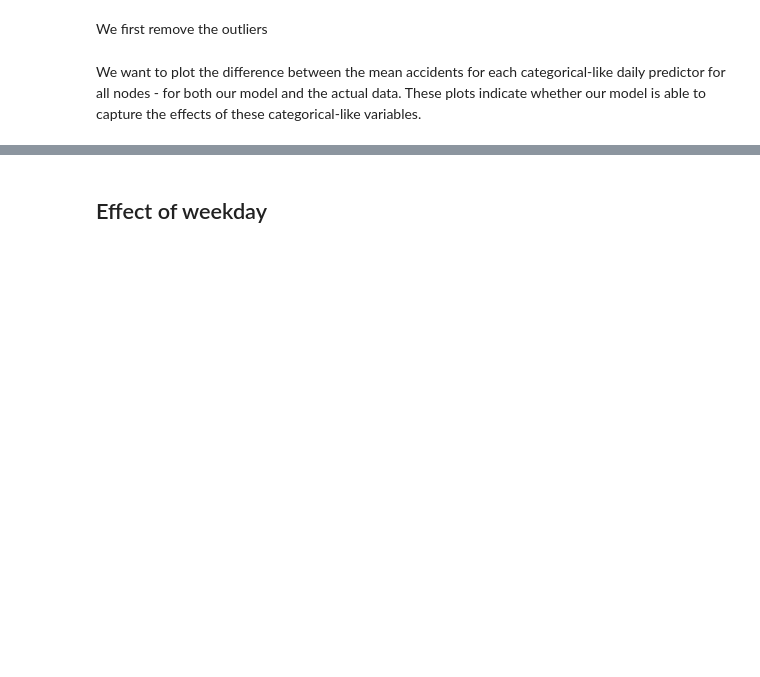
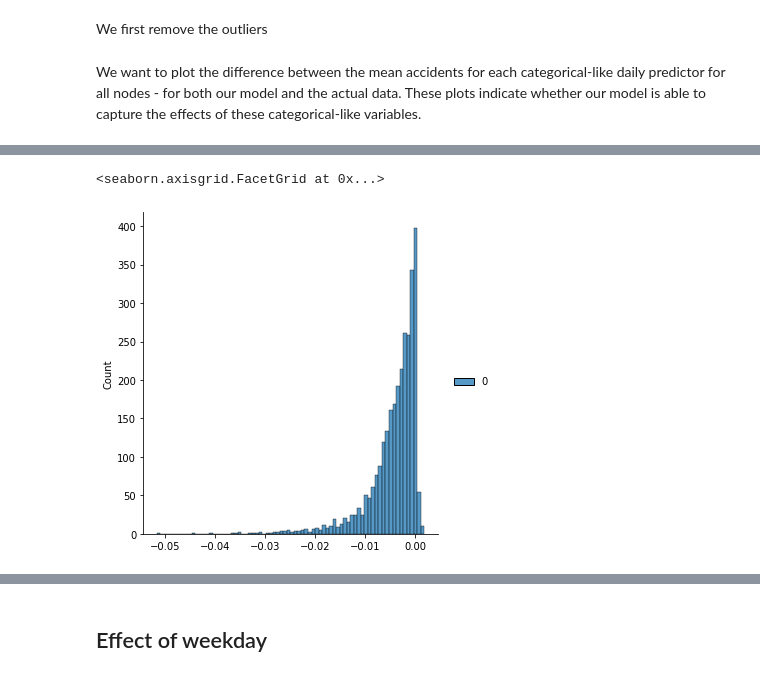
Before and after one commit to akucukelbir/probprog-finalproject, a Jupyter notebook: test_notebooks/final_notebook.ipynb, the cells around one changed output, grey strips where cells are left out. Cells and saved outputs as stored; diff of their text form; code cells hidden in the pictures; blank space fills up the shorter version.

```diff
--- a/test_notebooks/final_notebook.ipynb
+++ b/test_notebooks/final_notebook.ipynb
@@ -484,0 +524,6 @@ plot_across_samples(samples, weekends, 1)
+# %%
+rainy_mean_sample_mean_difference = compute_mean_sample_mean_difference(samples, rainy_days, 1)
+sns.displot(rainy_mean_sample_mean_difference)
+# %% [output]
+<seaborn.axisgrid.FacetGrid at 0x...>
+[figure, added]
```
Also changed, not shown: parts of 8 cells of this notebook.
